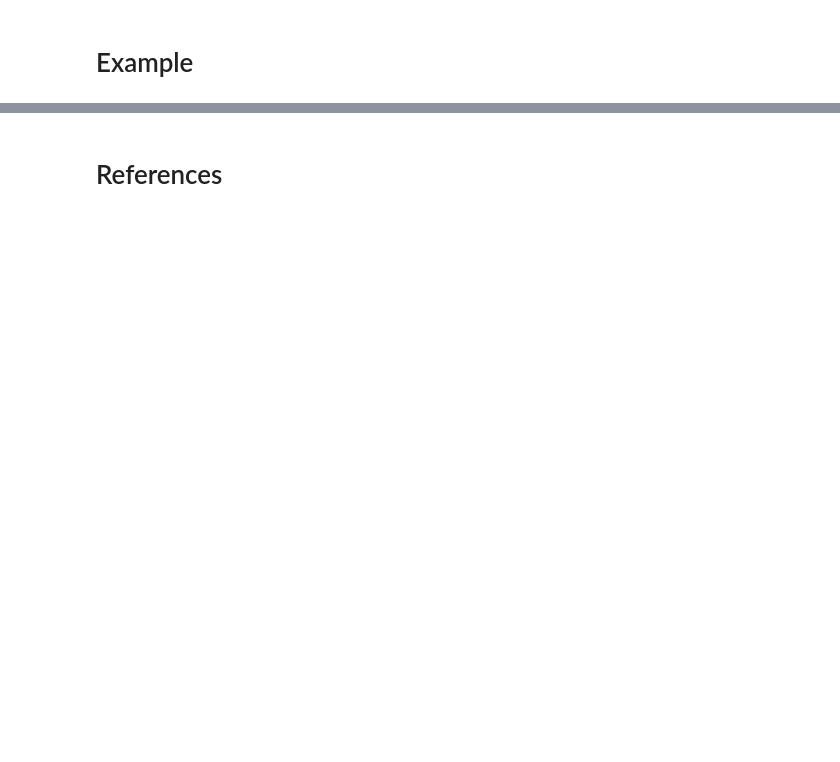
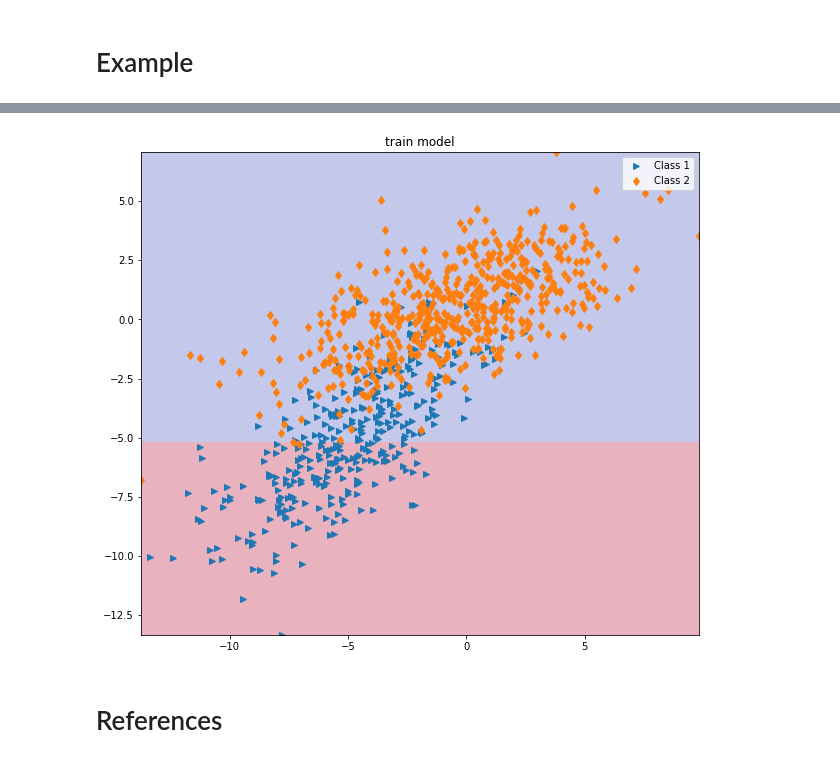
Before and after one commit to racousin/algorithms_basics_python, a Jupyter notebook: binary_classification/adaboost_classifier.ipynb, the cells around one changed output, grey strips where cells are left out. Saved outputs shown, nothing was run; the diff lists cells and outputs as text; code cells hidden in the pictures; blank space fills up the shorter version.

```diff
--- a/binary_classification/adaboost_classifier.ipynb
+++ b/binary_classification/adaboost_classifier.ipynb
@@ -142,6 +139,26 @@ def plot_border(clf, data=None, num=500, label=None,ax=plt):
     ind = np.where((z-zmin)/(zmax-zmin) < 0.001)
     ind_sort = np.argsort(y[ind])
     ax.plot(x[ind][ind_sort], y[ind][ind_sort], label=label, linewidth=2)
+# %%
+from matplotlib import cm
+
+def map_regions(clf, data=None, num=50, ax = plt):
+    """
+        Map the regions f(x)=1…K of the classifier clf within the same range as the one
+        of the data.
+        Input:
+            clf: classifier with a method predict
+            data: input data (X)
+            num: discretization parameter
+    """
+    xmin, ymin = data.min(axis=0)
+    xmax, ymax = data.max(axis=0)
+    x, y = np.meshgrid(np.linspace(xmin, xmax, num), np.linspace(ymin, ymax))
+    z = clf.predict(np.c_[x.ravel(), y.ravel()]).reshape(x.shape)
+    zmin, zmax = z.min(), z.max()
+    ax.imshow(z, origin='lower', interpolation="nearest",
+               extent=[xmin, xmax, ymin, ymax], cmap=cm.coolwarm,
+              alpha=0.3)
 # %%
 def get_metrics(clf,X,Y):
     """
@@ -195,3 +212,7 @@ X_train = data[:int(n *0.9),0:p]
 Y_train = data[:int(n *0.9),p]
 X_test = data[int(n *0.9):,0:p]
 Y_test = data[int(n *0.9):,p]
+# %%
+#compute model
+ada = AdaBoost(T=4)
+ada.fit(X_train, Y_train)
@@ -198,10 +227,13 @@ Y_test = data[int(n *0.9):,p]
 # %%
 #plot train
 fig, ax = plt.subplots(figsize=(10,10))
 plot_2dX_Y(X_train, Y_train,ax)
-plot_border(ada, X_train,ax = ax,label='mine')
+#plot_border(ada, X_train,ax = ax,label='mine')
+map_regions(ada, X_train,ax = ax)
 ax.set_title('train model')
 ax.legend(loc="best");
+# %% [output]
+[figure, added]
 # %%
 #metrics train
 get_metrics(lr, X_train, Y_train)
```
Also changed, not shown: parts of 3 cells of this notebook.
